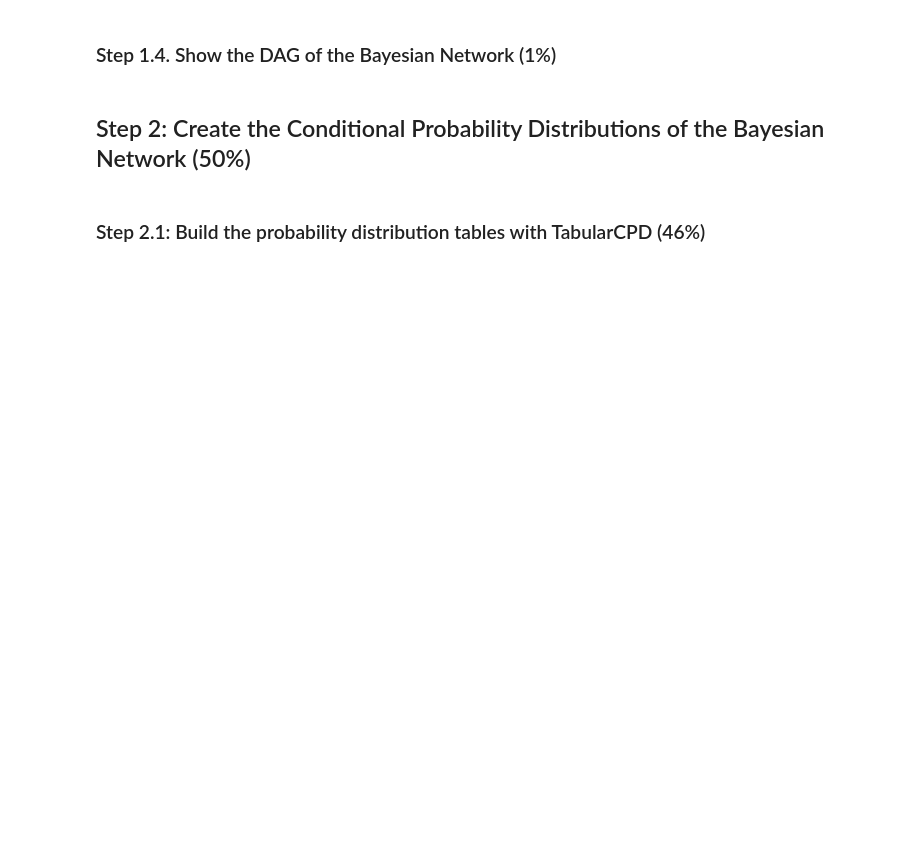
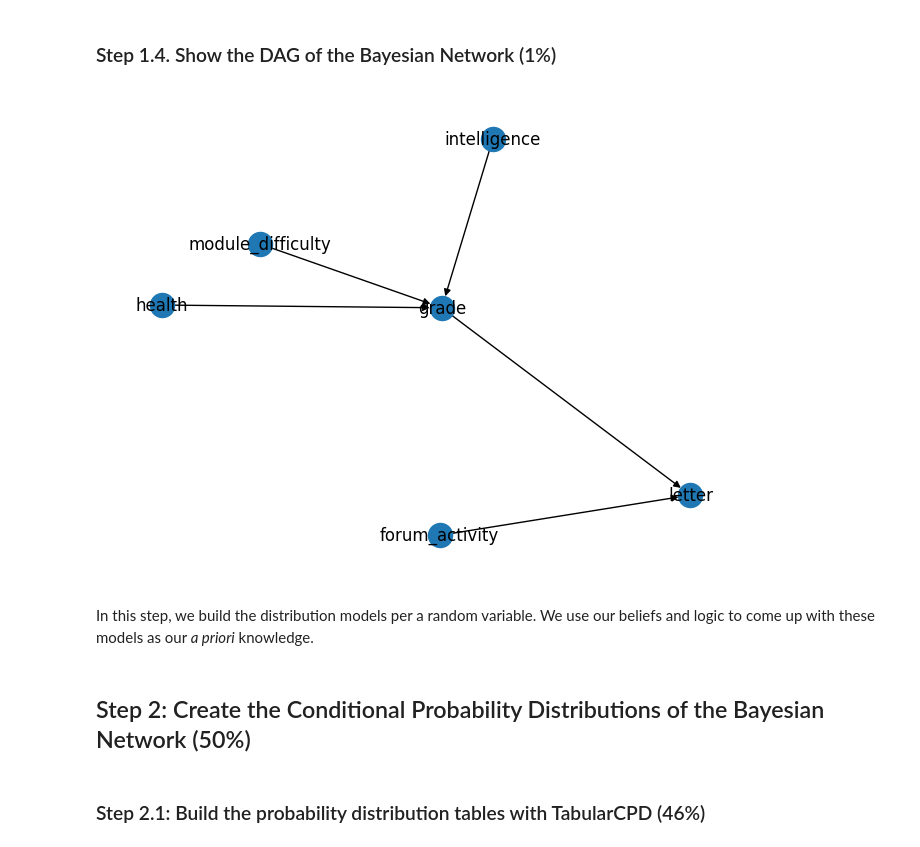
Before and after one commit to ptrayers/et5003, a Jupyter notebook: Etivities/ET5003_Etivity_2.ipynb, the cells around one changed output. Drawn from its saved outputs; the diff is of its cells as text; code cells hidden in the pictures; blank space fills up the shorter version.

```diff
--- a/Etivities/ET5003_Etivity_2.ipynb
+++ b/Etivities/ET5003_Etivity_2.ipynb
@@ -52,2 +122,21 @@ Outline the problem in terms of:
+# %%
+from pgmpy.models import BayesianNetwork
+from pgmpy.factors.discrete import TabularCPD
+import networkx as nx
+import pylab as plt
+
+# Define the Bayesian DAG structure
+#
+# we define the Bayesian structure by connecting nodes (random variables)
+# the direction is determined from the order of the nodes
+#
+# here, electricity_failure, computer_malfunction, and computer_failure are random variables
+
+model = BayesianNetwork([
+    ('grade', 'letter'),
+    ('forum_activity', 'letter'),
+    ('intelligence', 'grade'),
+    ('module_difficulty', 'grade'),
+    ('health', 'grade')])
 # %% [markdown]
 ### Step 1.4. Show the DAG of the Bayesian Network (1%)
@@ -56,3 +143,23 @@ Outline the problem in terms of:
+# %%
+#nx.draw(model, with_labels=True)
+# Convert BayesianNetwork to NetworkX graph
+#nx_graph = model.to_networkx()
+
+# Since NetworkX.draw() is no longer supported we need a different approach to drawing the graph.
+
+# Create a NetworkX graph from the Bayesian Network
+nx_graph = nx.DiGraph()
+nx_graph.add_edges_from(model.edges())
+
+# Plot using NetworkX
+nx.draw(nx_graph, with_labels=True)
+
+plt.show()
+plt.close()
+# %% [output]
+[figure, added]
+# %% [markdown]
+In this step, we build the distribution models per a random variable. We use our beliefs and logic to come up with these models as our _a priori_ knowledge.
 # %% [markdown]
 ## Step 2: Create the Conditional Probability Distributions of the Bayesian Network (50%)
 # %% [markdown]
```
Also changed, not shown: parts of 33 cells of this notebook, 11 other files.
